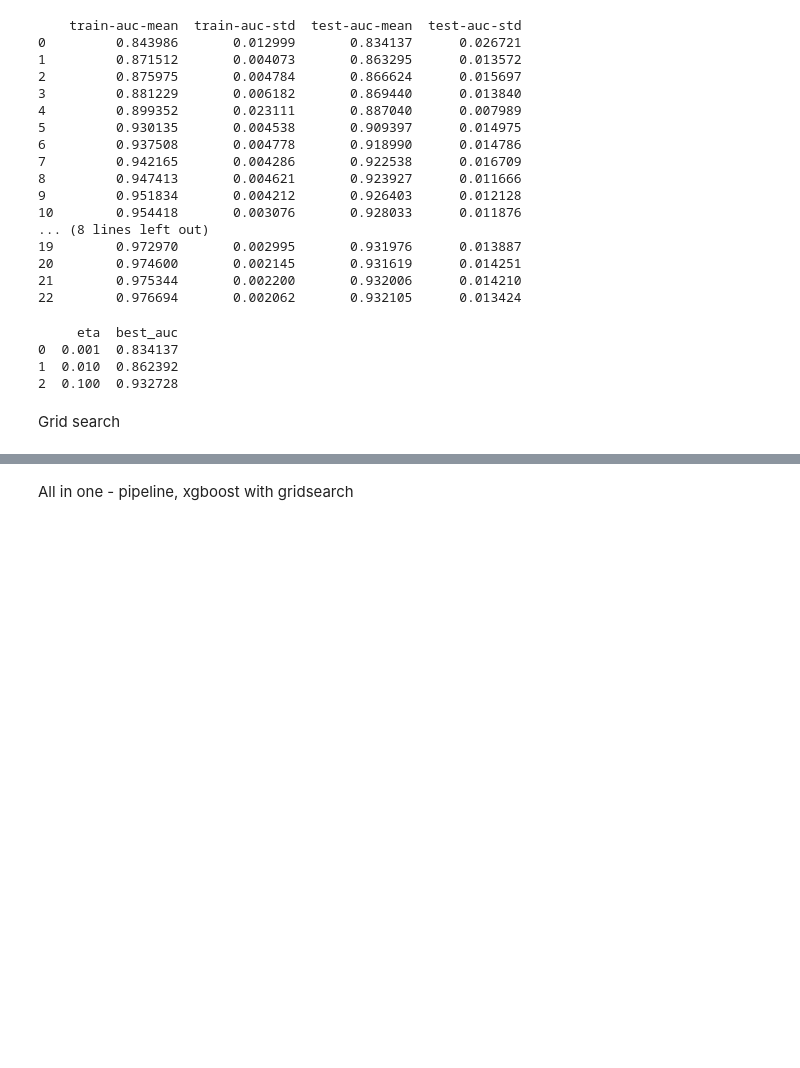
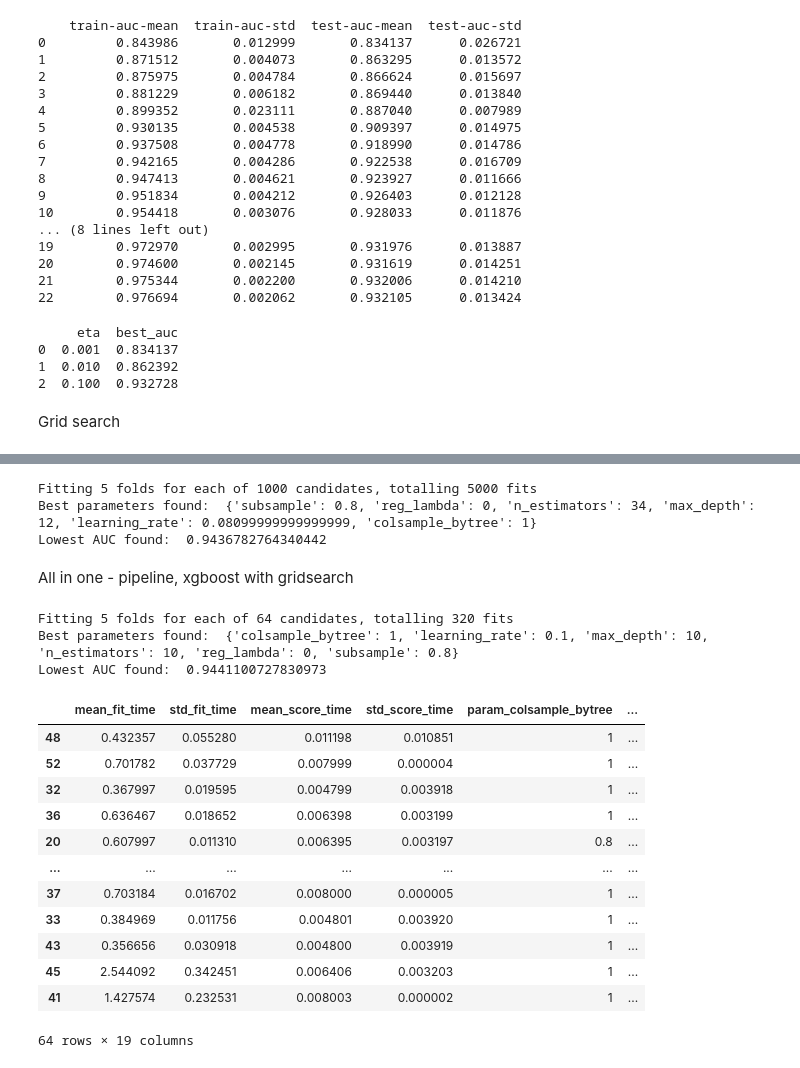
Before and after one commit to hello-bob/AA_P1, a Jupyter notebook: AA_P1.ipynb, the cells around one changed output, grey strips where cells are left out. Drawn from its saved outputs; the diff is of its cells as text; code cells hidden in the pictures; blank space fills up the shorter version.

```diff
--- a/AA_P1.ipynb
+++ b/AA_P1.ipynb
@@ -417,2 +405,23 @@ array([[50.      , 29.2     ,  2.      , ...,  0.      ,  1.      ,
+# %%
+# The previous code ran for 6.5+ minutes. Let's do RandomizedSearchCV, and get 1000 random models from the hyperparameter space
+from sklearn.model_selection import RandomizedSearchCV
+gbm_param_grid = {  'n_estimators': np.arange(5, 101, 1)
+                  , 'max_depth': range(2, 13)
+                  , 'learning_rate': np.arange(0.001, 5, 0.01)
+                  , 'subsample': [0.2, 0.4, 0.6, 0.8, 1]
+                  , 'colsample_bytree': [0.2, 0.5, 0.8, 1]
+                  , 'reg_lambda': [0, 1, 5, 10, 100]
+                  }
+
+gbm = xgb.XGBClassifier(random_state=420)
+randomized_auc = RandomizedSearchCV(estimator=gbm, param_distributions=gbm_param_grid, n_iter=1000, scoring='roc_auc', cv=5, n_jobs=-1, verbose=1)
+# %%
+randomized_auc.fit(X, y)    # I think this fits it on the whole dataset, not just the 80% training. Also - validation? or it's inside cv?
+print("Best parameters found: ",randomized_auc.best_params_)
+print("Lowest AUC found: ", randomized_auc.best_score_)
+# %% [output]
+Fitting 5 folds for each of 1000 candidates, totalling 5000 fits
+Best parameters found:  {'subsample': 0.8, 'reg_lambda': 0, 'n_estimators': 34, 'max_depth': 12, 'learning_rate': 0.08099999999999999, 'colsample_bytree': 1}
+Lowest AUC found:  0.9436782764340442
 # %% [markdown]
 All in one - pipeline, xgboost with gridsearch
@@ -418,0 +439,25 @@ All in one - pipeline, xgboost with gridsearch
+# %%
+grid_auc.fit(X, y)    # I think this fits it on the whole dataset, not just the 80% training. Also - validation? or it's inside cv?
+print("Best parameters found: ",grid_auc.best_params_)
+print("Lowest AUC found: ", grid_auc.best_score_)
+# %% [output]
+Fitting 5 folds for each of 64 candidates, totalling 320 fits
+Best parameters found:  {'colsample_bytree': 1, 'learning_rate': 0.1, 'max_depth': 10, 'n_estimators': 10, 'reg_lambda': 0, 'subsample': 0.8}
+Lowest AUC found:  0.9441100727830973
+# %%
+grid_auc_results = pd.DataFrame(data=grid_auc.cv_results_)
+grid_auc_results.sort_values(by='rank_test_score', ascending = True)
+# %% [output]
+|  | mean_fit_time | std_fit_time | mean_score_time | std_score_time | param_colsample_bytree | ... |
+| 48 | 0.432357 | 0.055280 | 0.011198 | 0.010851 | 1 | ... |
+| 52 | 0.701782 | 0.037729 | 0.007999 | 0.000004 | 1 | ... |
+| 32 | 0.367997 | 0.019595 | 0.004799 | 0.003918 | 1 | ... |
+| 36 | 0.636467 | 0.018652 | 0.006398 | 0.003199 | 1 | ... |
+| 20 | 0.607997 | 0.011310 | 0.006395 | 0.003197 | 0.8 | ... |
+| ... | ... | ... | ... | ... | ... | ... |
+| 37 | 0.703184 | 0.016702 | 0.008000 | 0.000005 | 1 | ... |
+| 33 | 0.384969 | 0.011756 | 0.004801 | 0.003920 | 1 | ... |
+| 43 | 0.356656 | 0.030918 | 0.004800 | 0.003919 | 1 | ... |
+| 45 | 2.544092 | 0.342451 | 0.006406 | 0.003203 | 1 | ... |
+| 41 | 1.427574 | 0.232531 | 0.008003 | 0.000002 | 1 | ... |
+64 rows × 19 columns
```
Also changed, not shown: parts of 7 cells of this notebook.
